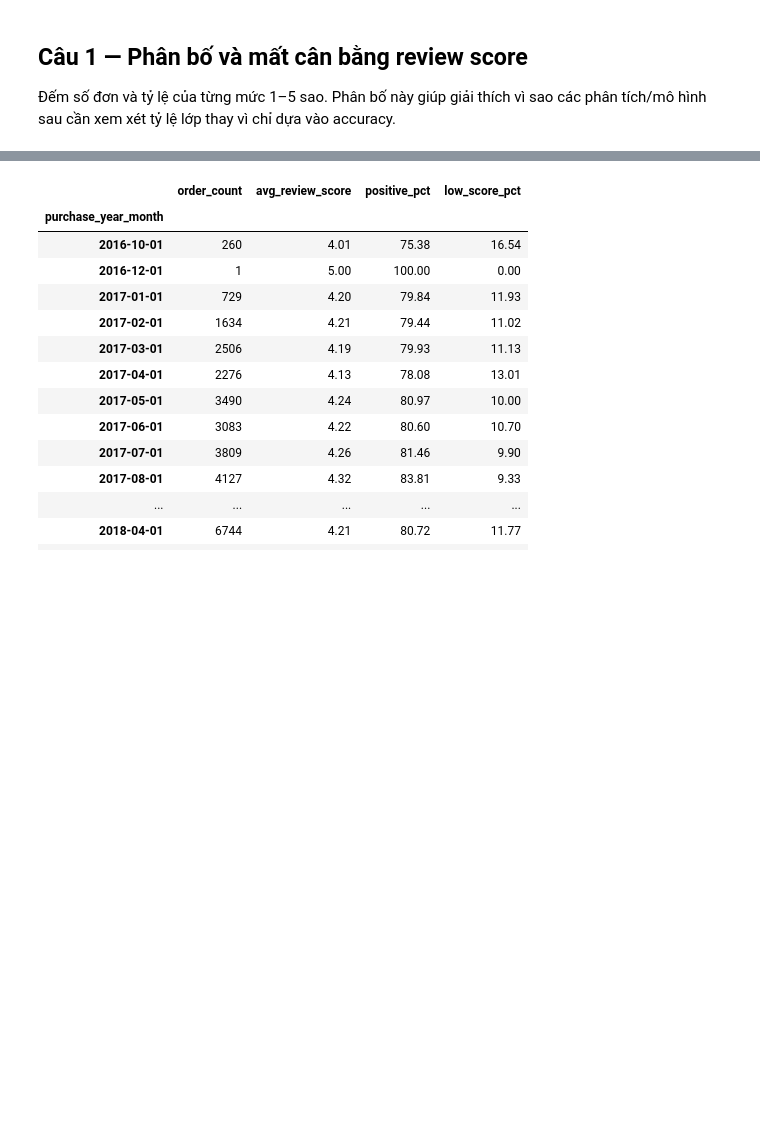
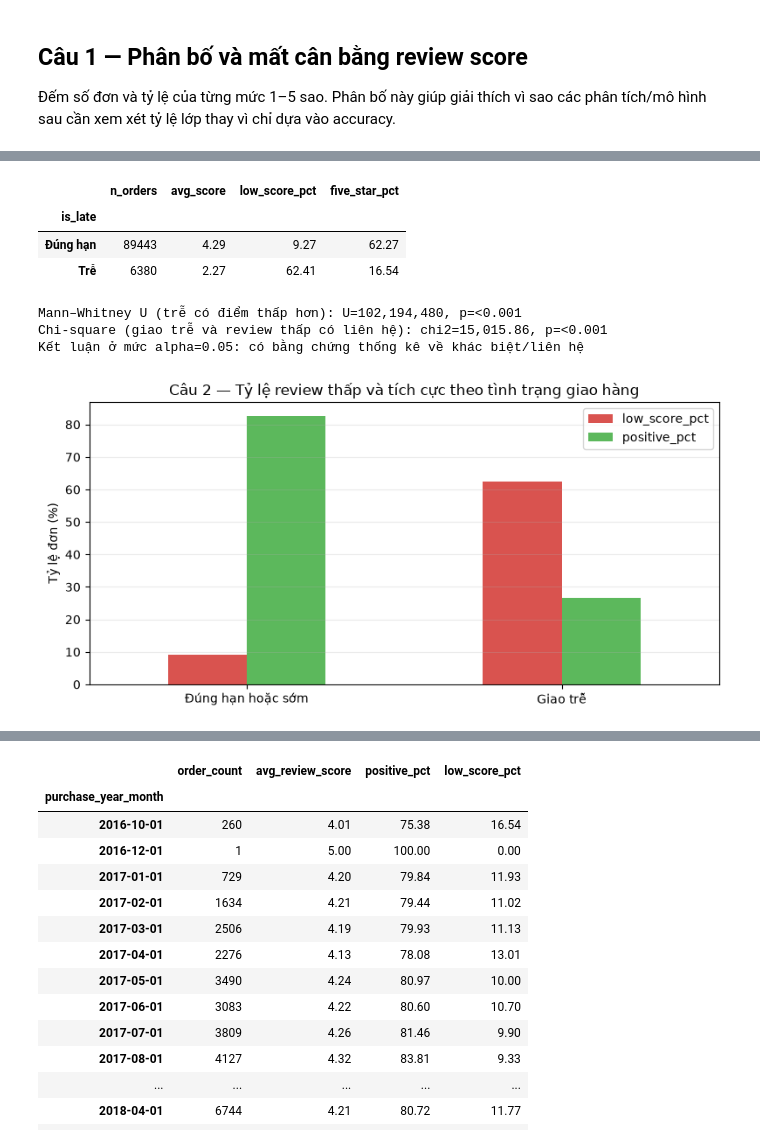
Before and after one commit to TrungTayNA/ADY291c-AI2107-Group-1, a Jupyter notebook: Notebooks Project/4__Data Analysis with Python/04_analysis_python.ipynb, the cells around one changed output, grey strips where cells are left out. Saved outputs shown, nothing was run; the diff lists cells and outputs as text; code cells hidden in the pictures; blank space fills up the shorter version.

```diff
--- a/Notebooks Project/4__Data Analysis with Python/04_analysis_python.ipynb
+++ b/Notebooks Project/4__Data Analysis with Python/04_analysis_python.ipynb
@@ -311,0 +290,33 @@ Dùng `customer_unique_id` (mỗi lần mua Olist cấp một `customer_id` mớ
+# %%
+rv = orders.dropna(subset=['review_score']).copy()
+rv['low_score'] = rv['review_score'] <= 2
+
+late_scores = review_orders.loc[review_orders["is_late"], "review_score"]
+ontime_scores = review_orders.loc[~review_orders["is_late"], "review_score"]
+mann_whitney = stats.mannwhitneyu(late_scores, ontime_scores, alternative="less")
+contingency = pd.crosstab(review_orders["is_late"], review_orders["low_score"])
+chi2, chi2_p, _, _ = stats.chi2_contingency(contingency)
+print(f"Mann–Whitney U (trễ có điểm thấp hơn): U={mann_whitney.statistic:,.0f}, p={format_p_value(mann_whitney.pvalue)}")
+print(f"Chi-square (giao trễ và review thấp có liên hệ): chi2={chi2:,.2f}, p={format_p_value(chi2_p)}")
+print("Kết luận ở mức alpha=0.05:", "có bằng chứng thống kê về khác biệt/liên hệ" if max(mann_whitney.pvalue, chi2_p) < ALPHA else "chưa đủ bằng chứng thống kê")
+
+q04[["low_score_pct", "positive_pct"]].plot(
+    kind="bar", figsize=(8, 4), color=["#D9534F", "#5CB85C"]
+)
+plt.title("Câu 2 — Tỷ lệ review thấp và tích cực theo tình trạng giao hàng")
+plt.xlabel("")
+plt.ylabel("Tỷ lệ đơn (%)")
+plt.xticks(rotation=0)
+plt.grid(axis="y", alpha=0.25)
+plt.tight_layout()
+save_figure("02_late_vs_review_score.png")
+plt.show()
+# %% [output]
+|  | n_orders | avg_score | low_score_pct | five_star_pct |
+| is_late |  |  |  |  |
+| Đúng hạn | 89443 | 4.29 | 9.27 | 62.27 |
+| Trễ | 6380 | 2.27 | 62.41 | 16.54 |
+Mann–Whitney U (trễ có điểm thấp hơn): U=102,194,480, p=<0.001
+Chi-square (giao trễ và review thấp có liên hệ): chi2=15,015.86, p=<0.001
+Kết luận ở mức alpha=0.05: có bằng chứng thống kê về khác biệt/liên hệ
+[figure, added]
```
Also changed, not shown: parts of 47 cells of this notebook, 2 other files.
